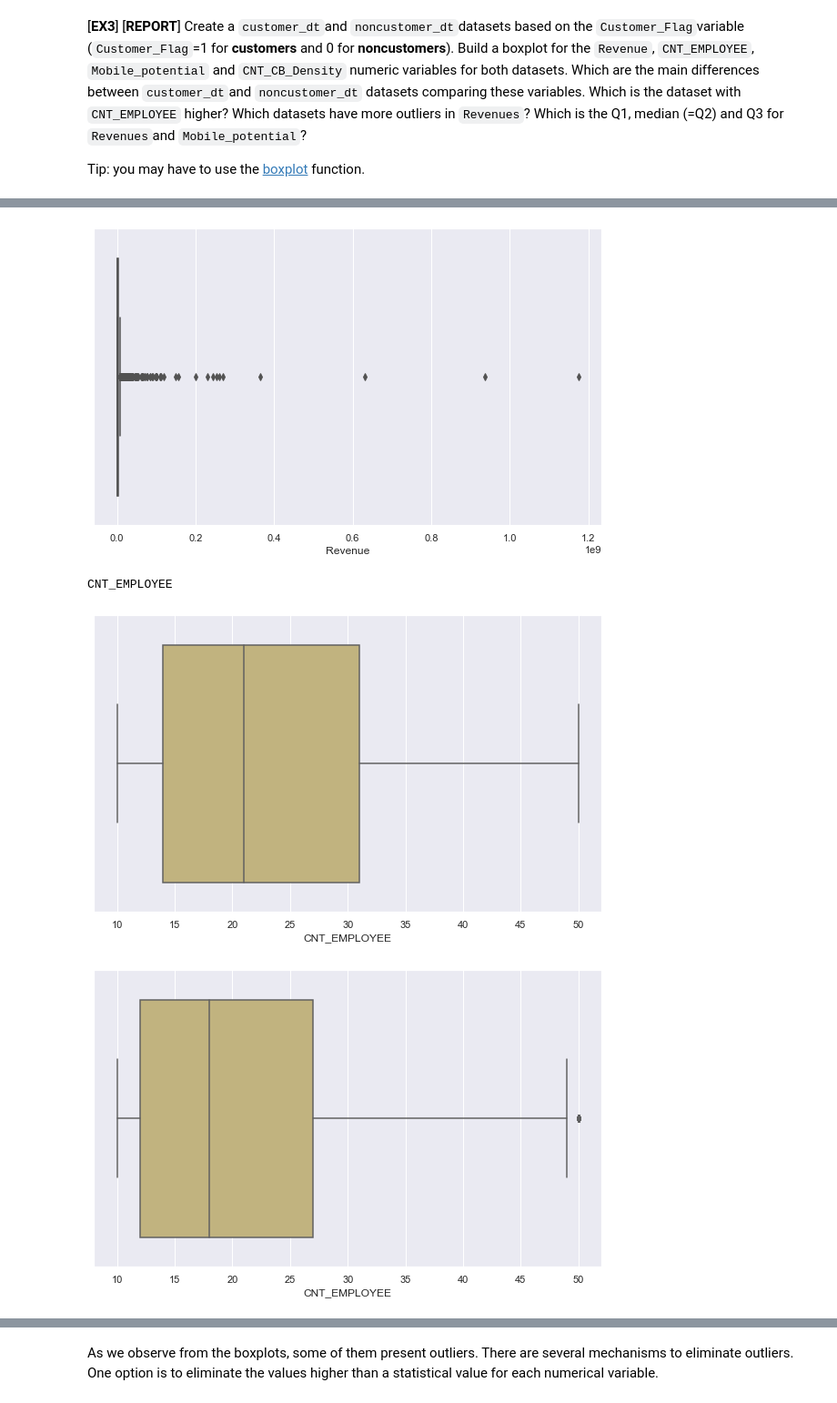
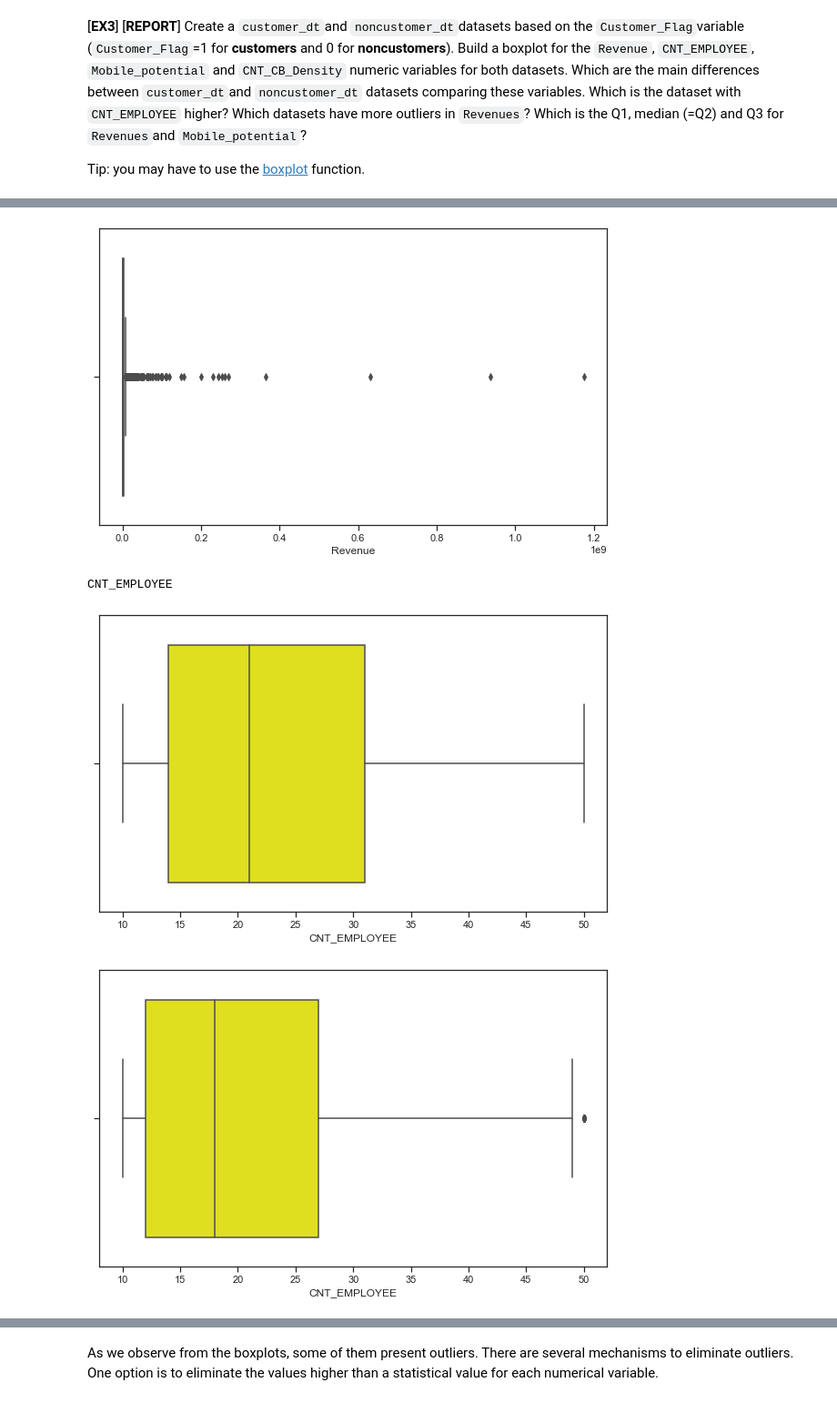
Before and after one commit to Xavaki/ML_project2, a Jupyter notebook: P02_Classification_student.ipynb, the cells around one changed output, grey strips where cells are left out. Shown at 91% size. Saved outputs shown, nothing was run; the diff lists cells and outputs as text; code cells hidden in the pictures.

Commit message:
Commented all code and fixed some plot designs

```diff
--- a/P02_Classification_student.ipynb
+++ b/P02_Classification_student.ipynb
@@ -168,10 +168,12 @@ noncustomer_dt.info()
 # feature list
 f = ['Revenue', 'CNT_EMPLOYEE','Mobile_potential', 'CNT_CB_DENSITY']
 # color list
-c = ['r', 'y','g', 'b']
+c = ['red', 'yellow','green', 'blue']
 
 
 sns.set(rc={'figure.figsize': (10,6)})
+sns.set(style="ticks")
+
 #sns.set(rc={'figure.figsize':(20,6)})
 ## Customer and non-customer boxplots
 for i in range(0, len(f)):
@@ -204,5 +206,5 @@ Revenue
-[figure, old version]
+[figure, new version]
 CNT_EMPLOYEE
-[figure, old version]
+[figure, new version]
-[figure, old version]
+[figure, new version]
 Mobile_potential
```
Also changed, not shown: parts of 32 cells of this notebook, 51 other files.
